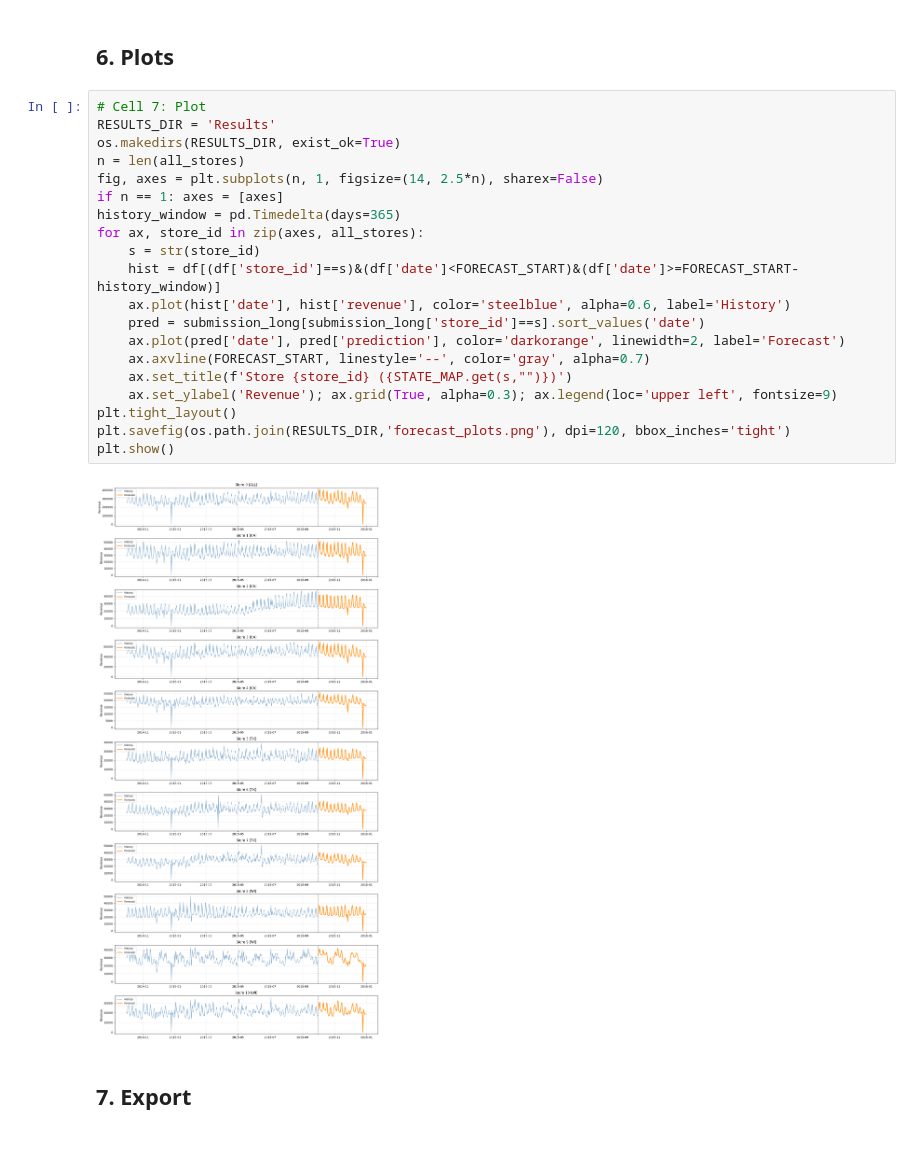
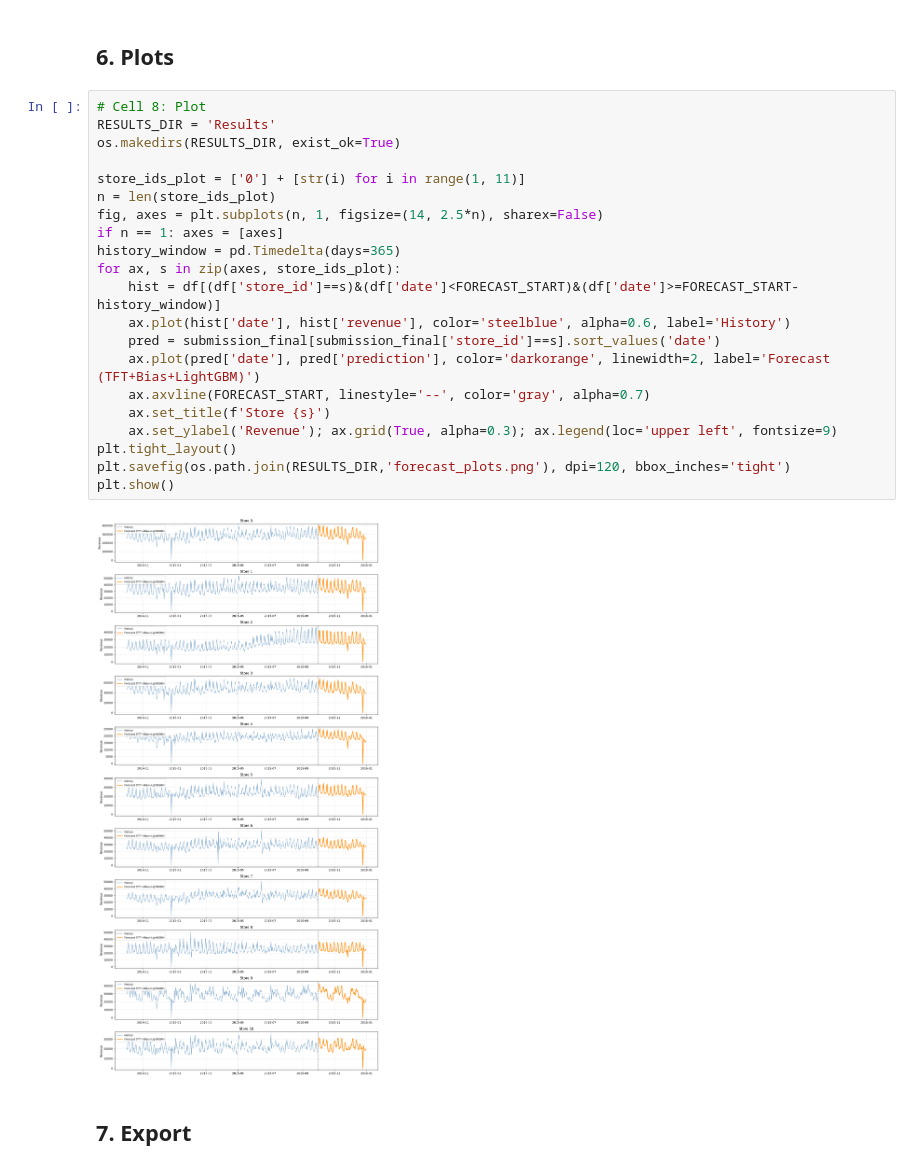
Before and after one commit to davidavivb/AdvancedML_Project, a Jupyter notebook: DeepLearning/DNNTrainer.ipynb, the cells around one changed output. Saved outputs shown, nothing was run; the diff lists cells and outputs as text.

```diff
--- a/DeepLearning/DNNTrainer.ipynb
+++ b/DeepLearning/DNNTrainer.ipynb
@@ -360,27 +496,28 @@ store_id       date    prediction  prediction_biased
 # %% [markdown]
 ## 6. Plots
 # %%
-# Cell 7: Plot
+# Cell 8: Plot
 RESULTS_DIR = 'Results'
 os.makedirs(RESULTS_DIR, exist_ok=True)
-n = len(all_stores)
+
+store_ids_plot = ['0'] + [str(i) for i in range(1, 11)]
+n = len(store_ids_plot)
 fig, axes = plt.subplots(n, 1, figsize=(14, 2.5*n), sharex=False)
 if n == 1: axes = [axes]
 history_window = pd.Timedelta(days=365)
-for ax, store_id in zip(axes, all_stores):
-    s = str(store_id)
+for ax, s in zip(axes, store_ids_plot):
     hist = df[(df['store_id']==s)&(df['date']<FORECAST_START)&(df['date']>=FORECAST_START-history_window)]
     ax.plot(hist['date'], hist['revenue'], color='steelblue', alpha=0.6, label='History')
-    pred = submission_long[submission_long['store_id']==s].sort_values('date')
-    ax.plot(pred['date'], pred['prediction'], color='darkorange', linewidth=2, label='Forecast')
+    pred = submission_final[submission_final['store_id']==s].sort_values('date')
+    ax.plot(pred['date'], pred['prediction'], color='darkorange', linewidth=2, label='Forecast (TFT+Bias+LightGBM)')
     ax.axvline(FORECAST_START, linestyle='--', color='gray', alpha=0.7)
-    ax.set_title(f'Store {store_id} ({STATE_MAP.get(s,"")})')
+    ax.set_title(f'Store {s}')
     ax.set_ylabel('Revenue'); ax.grid(True, alpha=0.3); ax.legend(loc='upper left', fontsize=9)
 plt.tight_layout()
 plt.savefig(os.path.join(RESULTS_DIR,'forecast_plots.png'), dpi=120, bbox_inches='tight')
 plt.show()
 # %% [output]
-[figure, old version]
+[figure, new version]
 # %% [markdown]
 ## 7. Export
 # %%
```
Also changed, not shown: parts of 7 cells of this notebook, 21 other files.
